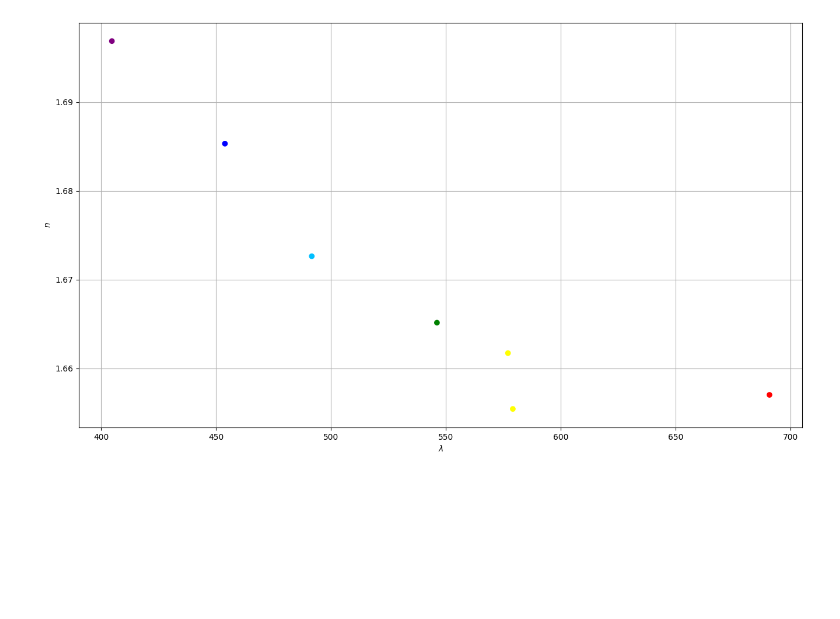
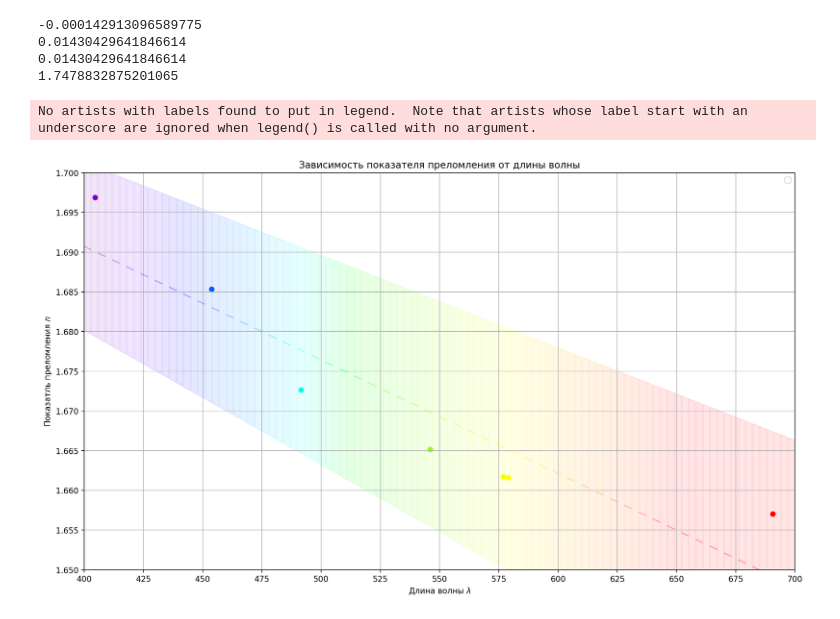
Before and after one commit to ShmakovVladimir/Labs, a Jupyter notebook: Оптика/Гониометр/main.ipynb, the cells around one changed output. Cells and saved outputs as stored; diff of their text form; code cells hidden in the pictures; blank space fills up the shorter version.

```diff
--- a/Оптика/Гониометр/main.ipynb
+++ b/Оптика/Гониометр/main.ipynb
@@ -19,20 +20,3 @@ data
 # %%
 angles_radians = np.pi * (data.angle + data.minuets / 60 + data.seconds / 3600) / 180
 n = np.sin((prisma_angle + angles_radians) / 2) / np.sin(prisma_angle / 2)
-# %%
-plt.figure(figsize = (16, 9))
-
-# plt.errorbar(data.wave_length,
-#              n,
-#              xerr = [0 * x for x in data.wave_length],
-#              yerr = [0 * x for x in n],
-#              fmt = '_')
-plt.scatter(data.wave_length,
-             n,
-             c = ['purple', 'blue', 'deepskyblue', 'green', 'yellow', 'yellow', 'red'][::-1])
-
-plt.xlabel("$\lambda$")
-plt.ylabel("$n$")
-plt.grid()
-# %% [output]
-[figure, removed]
@@ -38,0 +74,62 @@ plt.grid()
+# %%
+MNK = linregress(data.wave_length, n)
+
+xAx = np.linspace(400, 700, 1000)
+wave_colors = np.array([wave2rgb(x) for x in xAx])
+best_line = MNK.slope * xAx + MNK.intercept
+best_line_down = (MNK.slope + MNK.stderr) * xAx + MNK.intercept
+best_line_up = (MNK.slope - MNK.stderr) * xAx + MNK.intercept
+
+
+partions_quantity = 100
+xAx_partions = np.split(xAx, partions_quantity)
+best_line_partions = np.split(best_line, partions_quantity)
+wave_colors_split = np.split(wave_colors, partions_quantity)
+best_line_down_split = np.split(best_line_down, partions_quantity)
+best_line_up_split = np.split(best_line_up, partions_quantity)
+
+print(MNK.slope)
+print(MNK.intercept_stderr)
+print(MNK.intercept_stderr)
+print(MNK.intercept)
+# %% [output]
+-0.000142913096589775
+0.01430429641846614
+0.01430429641846614
+1.7478832875201065
+# %%
+plt.figure(figsize = (16, 9), dpi = 200)
+
+# plt.scatter(data.wave_length,
+#              n,
+#              c = ['purple', 'blue', 'deepskyblue', 'green', 'yellow', 'yellow', 'red'][::-1])
+
+plt.scatter(data.wave_length,
+             n,
+             c = [wave2rgb(length) for length in data.wave_length])
+
+for xAx_partion, best_line_partion, color in zip(xAx_partions[::2], best_line_partions[::2], wave_colors_split[::2]):
+    plt.plot(xAx_partion, best_line_partion, c = color[0], alpha = 0.3)
+
+for xAx_partion, line_down, line_up, color in zip(xAx_partions, best_line_down_split, best_line_up_split, wave_colors_split):
+    plt.fill_between(xAx_partion,
+                     line_down,
+                     line_up,
+                     color = color[0],
+                     alpha = 0.1)
+
+# plt.fill_between(xAx, best_line_down, best_line_up)
+
+plt.xlim(400, 700)
+plt.ylim(1.65, 1.7)
+plt.xticks(np.arange(400, 725, 25))
+plt.yticks(np.arange(1.65, 1.7, 0.005))
+plt.title("Зависимость показателя преломления от длины волны")
+plt.legend()
+plt.xlabel("Длина волны $\lambda$")
+plt.ylabel("Показатль преломления $n$")
+plt.grid()
+plt.savefig("n_by_lambda.png")
+# %% [output]
+No artists with labels found to put in legend.  Note that artists whose label start with an underscore are ignored when legend() is called with no argument.
+[figure, added]
```
Also changed, not shown: parts of 4 cells of this notebook, 3 other files.
